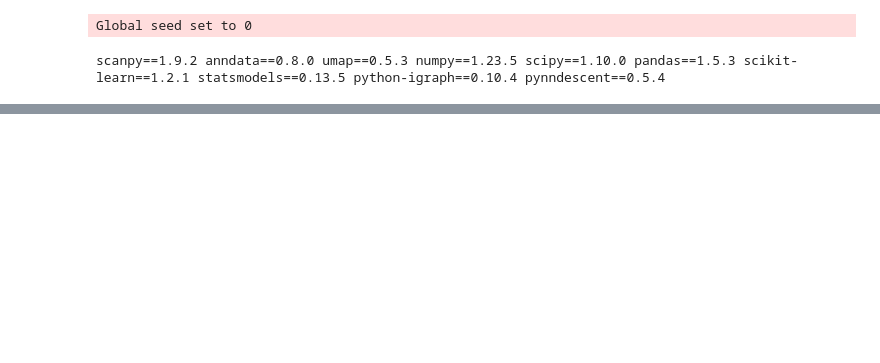
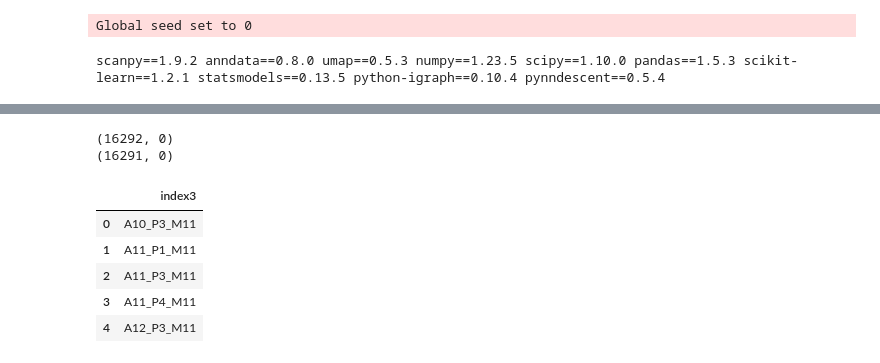
Before and after one commit to Romina-R/2.MelanomaCD8, a Jupyter notebook: 02-JupyterNotebook/01_reformatting_data_v1.ipynb, the cells around one changed output, grey strips where cells are left out. Cells and saved outputs as stored; diff of their text form; code cells hidden in the pictures; blank space fills up the shorter version.

```diff
--- a/02-JupyterNotebook/01_reformatting_data_v1.ipynb
+++ b/02-JupyterNotebook/01_reformatting_data_v1.ipynb
@@ -48,14 +50,23 @@ UnicodeDecodeError: 'utf-8' codec can't decode byte 0x8b in position 1: invalid
 # %%
-index3 = pd.read_csv(url, delimiter="\t",skiprows=[1], nrows=0).T
+index3 = pd.read_csv(data_path, delimiter="\t",skiprows=[1], nrows=0).T
 
 print(index3.shape)
 index3 = index3.iloc[1:,:]
 print(index3.shape)
 index3 = index3.reset_index()
 index3.rename(columns = {'index':'index3'}, inplace = True)
 
 index3.head()
 # adata = adata.iloc[1:,:].copy()
 # adata.head()
+# %% [output]
+(16292, 0)
+(16291, 0)
+|  | index3 |
+| 0 | A10_P3_M11 |
+| 1 | A11_P1_M11 |
+| 2 | A11_P3_M11 |
+| 3 | A11_P4_M11 |
+| 4 | A12_P3_M11 |
 # %%
 index3
```
Also changed, not shown: parts of 15 cells of this notebook.
